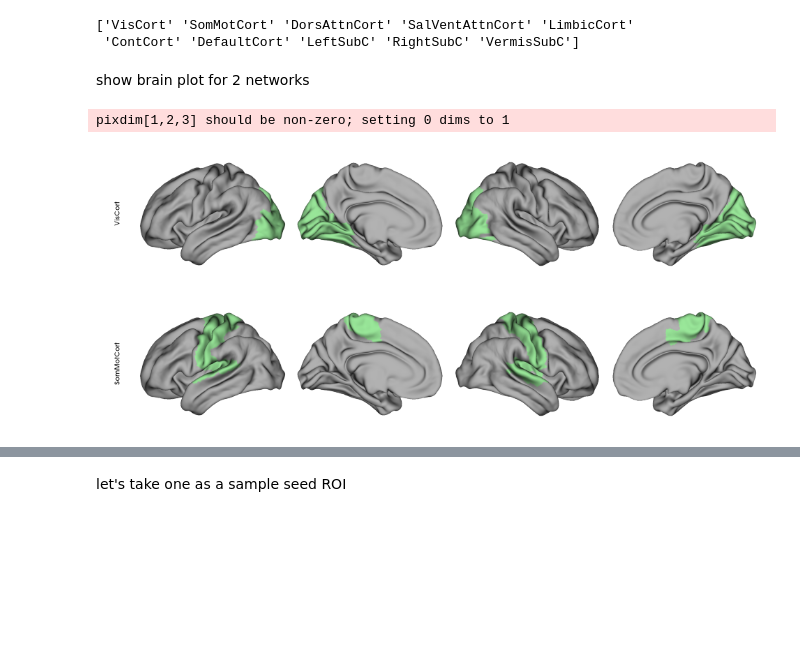
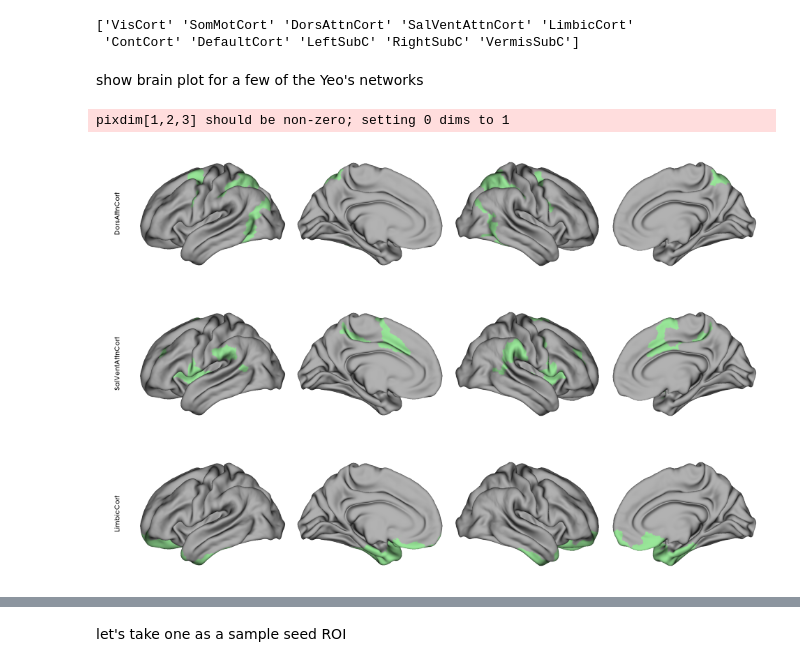
Before and after one commit to qniksefat/gradecc, a Jupyter notebook: notebooks/seed-ROIs.ipynb, the cells around one changed output, grey strips where cells are left out. Drawn from its saved outputs; the diff is of its cells as text; code cells hidden in the pictures; blank space fills up the shorter version.

```diff
--- a/notebooks/seed-ROIs.ipynb
+++ b/notebooks/seed-ROIs.ipynb
@@ -38,7 +23,7 @@ print(labels.unique())
 ['VisCort' 'SomMotCort' 'DorsAttnCort' 'SalVentAttnCort' 'LimbicCort'
  'ContCort' 'DefaultCort' 'LeftSubC' 'RightSubC' 'VermisSubC']
 # %% [markdown]
-show brain plot for 2 networks
+show brain plot for a few of the Yeo's networks
 # %%
 # setup brain plot
 from brainspace.datasets import load_conte69
@@ -52,15 +37,16 @@ vertices = nibabel.load(fname).get_fdata()[0]
 # %% [output]
 pixdim[1,2,3] should be non-zero; setting 0 dims to 1
 # %%
-for l in labels.unique()[:2]:
+for l in labels.unique()[2:5]:
     data = labels == l
     data = map_to_labels(data, vertices, mask=(vertices != 0))
     p = Plot(surf_lh=l_hemi, surf_rh=r_hemi, layout='row', size=(1600, 300), label_text=[l])
     p.add_layer(data, cbar=False, cmap='Accent')
     _ = p.build()
 # %% [output]
-[figure, old version]
+[figure, new version]
-[figure, old version]
+[figure, new version]
+[figure, added]
 # %% [markdown]
 # find ROIs
 hand-picked regions of interest based on the figure
```
Also changed, not shown: parts of 27 cells of this notebook, 54 other files.
